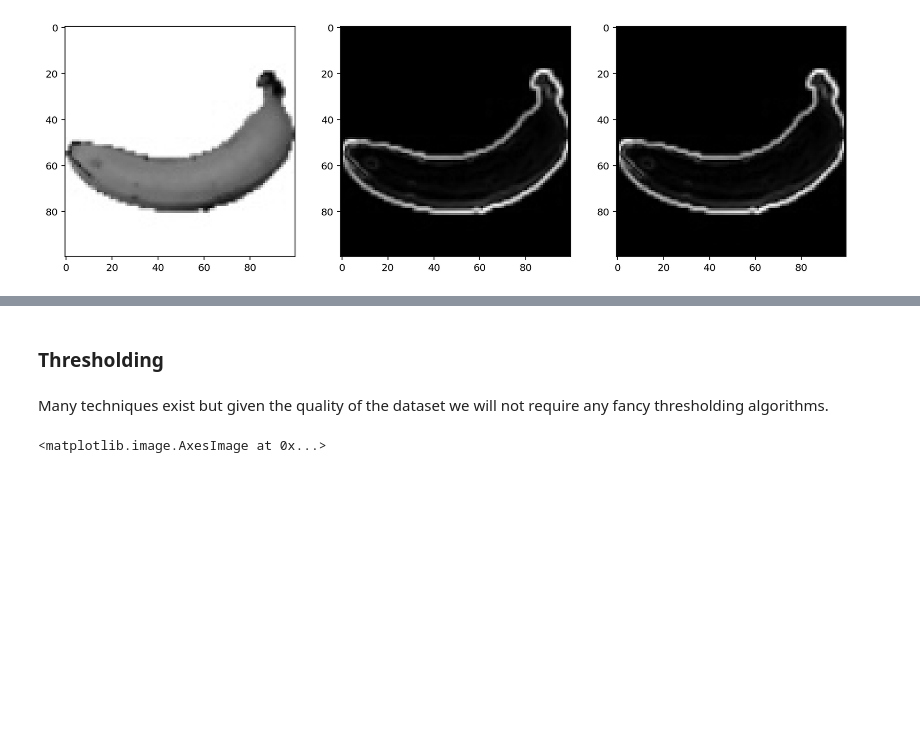
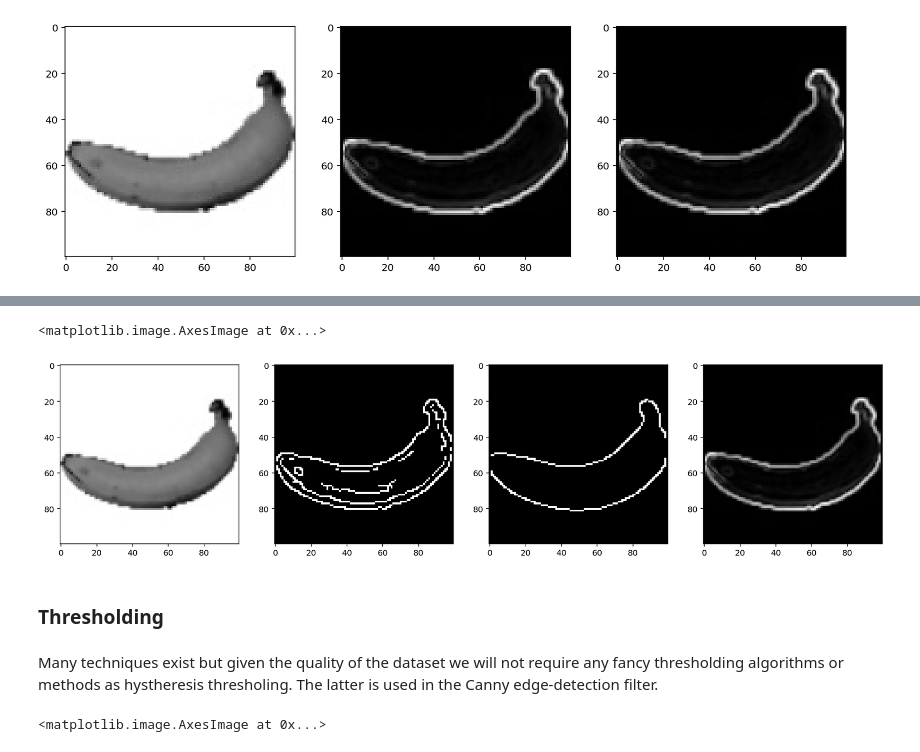
Before and after one commit to GinoAvanzini/fruit-sorter, a Jupyter notebook: src/scikit_image_testbench.ipynb, the cells around one changed output, grey strips where cells are left out. Cells and saved outputs as stored; diff of their text form; code cells hidden in the pictures; blank space fills up the shorter version.

```diff
--- a/src/scikit_image_testbench.ipynb
+++ b/src/scikit_image_testbench.ipynb
@@ -71,6 +75,24 @@ fig.set_size_inches(14, 14)
+# %%
+from skimage import feature
+import matplotlib.pyplot as plt
+
+canny_filtered_lowsigma = feature.canny(sample_banana, sigma=.5)
+canny_filtered_hisigma = feature.canny(sample_banana, sigma=3)
+
+
+fig, ax = plt.subplots(nrows=1, ncols=4, figsize=(18, 18))
+
+ax[0].imshow(sample_banana, cmap='gray')
+ax[1].imshow(canny_filtered_lowsigma, cmap='gray')
+ax[2].imshow(canny_filtered_hisigma, cmap='gray')
+#ax[3].imshow(canny_filtered_pregaussian, cmap='gray')
+ax[3].imshow(sobel_filtered, cmap='gray')
+# %% [output]
+<matplotlib.image.AxesImage at 0x...>
+[figure, added]
 # %% [markdown]
 ### Thresholding
 # %% [markdown]
-Many techniques exist but given the quality of the dataset we will not require any fancy thresholding algorithms.
+Many techniques exist but given the quality of the dataset we will not require any fancy thresholding algorithms or methods as hystheresis thresholing. The latter is used in the Canny edge-detection filter.
 # %%
 # Threshold value. Can be obtained algorithmically
```
Also changed, not shown: parts of 7 cells of this notebook, 1 other file.
